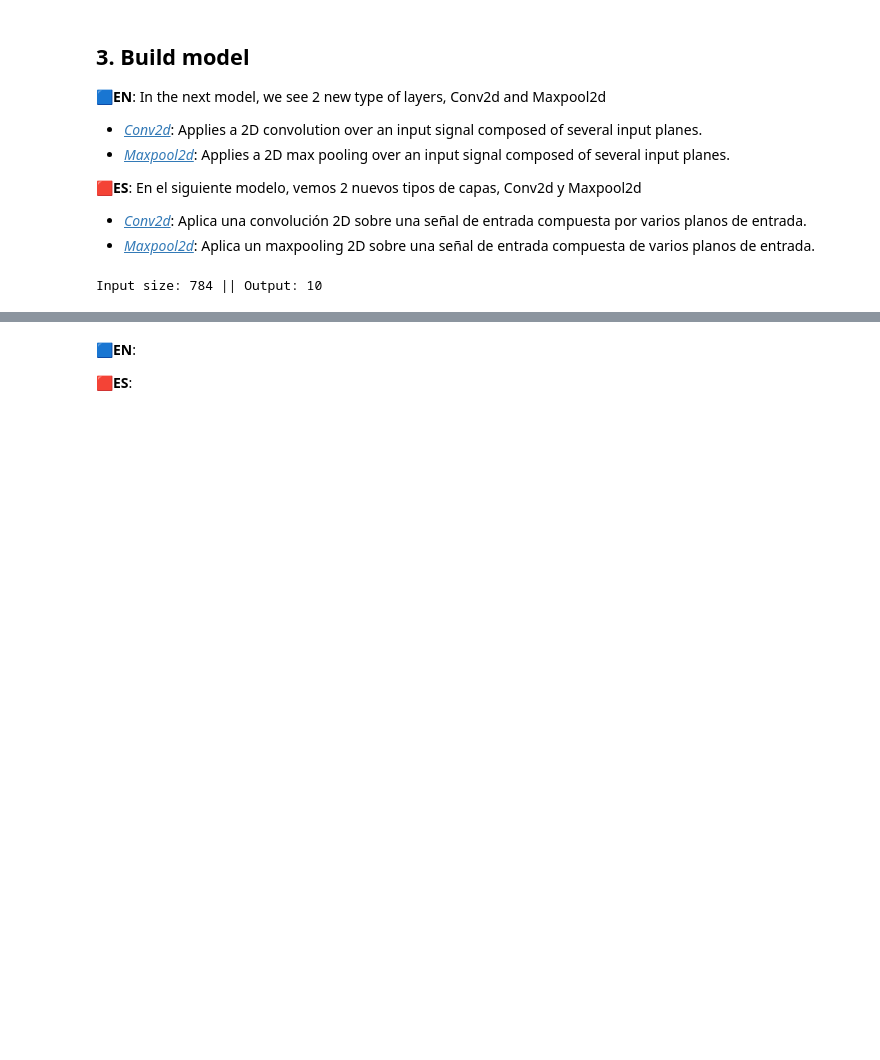
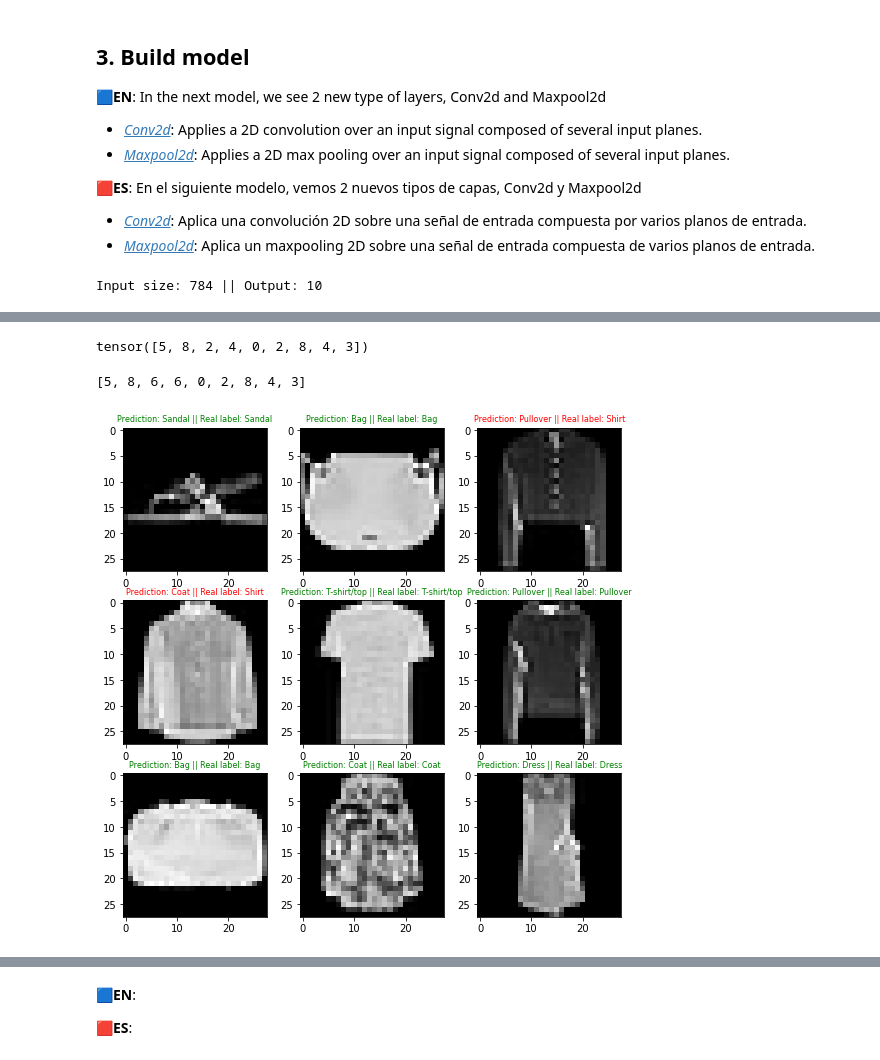
Before and after one commit to fxop0218/Tutorial-PyTorchForBeginners, a Jupyter notebook: 04_ComputerVision_CNN_Beginners.ipynb, the cells around one changed output, grey strips where cells are left out. Cells and saved outputs as stored; diff of their text form; code cells hidden in the pictures; blank space fills up the shorter version.

```diff
--- a/04_ComputerVision_CNN_Beginners.ipynb
+++ b/04_ComputerVision_CNN_Beginners.ipynb
@@ -276,0 +559,6 @@ model_v1 = FashionModelCNNV1(input_shape=1,
+# %%
+# Make predictions
+pred_probs = make_preds(model=model_v1,
+                        data=test_samples)
+
+pred_probs[:5]
@@ -276,0 +576,36 @@ model_v1 = FashionModelCNNV1(input_shape=1,
+# %%
+pred_class = pred_probs.argmax(dim=1)
+pred_class
+# %% [output]
+tensor([5, 8, 2, 4, 0, 2, 8, 4, 3])
+# %%
+test_labels
+# %% [output]
+[5, 8, 6, 6, 0, 2, 8, 4, 3]
+# %%
+plt.figure(figsize=(9, 9))
+nrows = 3
+ncols = 3
+
+for i, sample in enumerate(test_samples):
+  plt.subplot(nrows, ncols, i+1)
+
+  # Plot img
+  plt.imshow(sample.squeeze(), cmap="gray")
+
+  # Find the pred
+  pred_label = classes[pred_class[i]]
+
+  # Get the truth label (in text form)
+  truth_label = classes[test_labels[i]]
+
+  # Title
+  title = f"Prediction: {pred_label} || Real label: {truth_label}"
+
+  # Check equality between labels
+  if pred_label == truth_label:
+    plt.title(title, fontsize=8, c="g")
+  else:
+    plt.title(title, fontsize=8, c="r")
+# %% [output]
+[figure, added]
```
Also changed, not shown: parts of 37 cells of this notebook.
